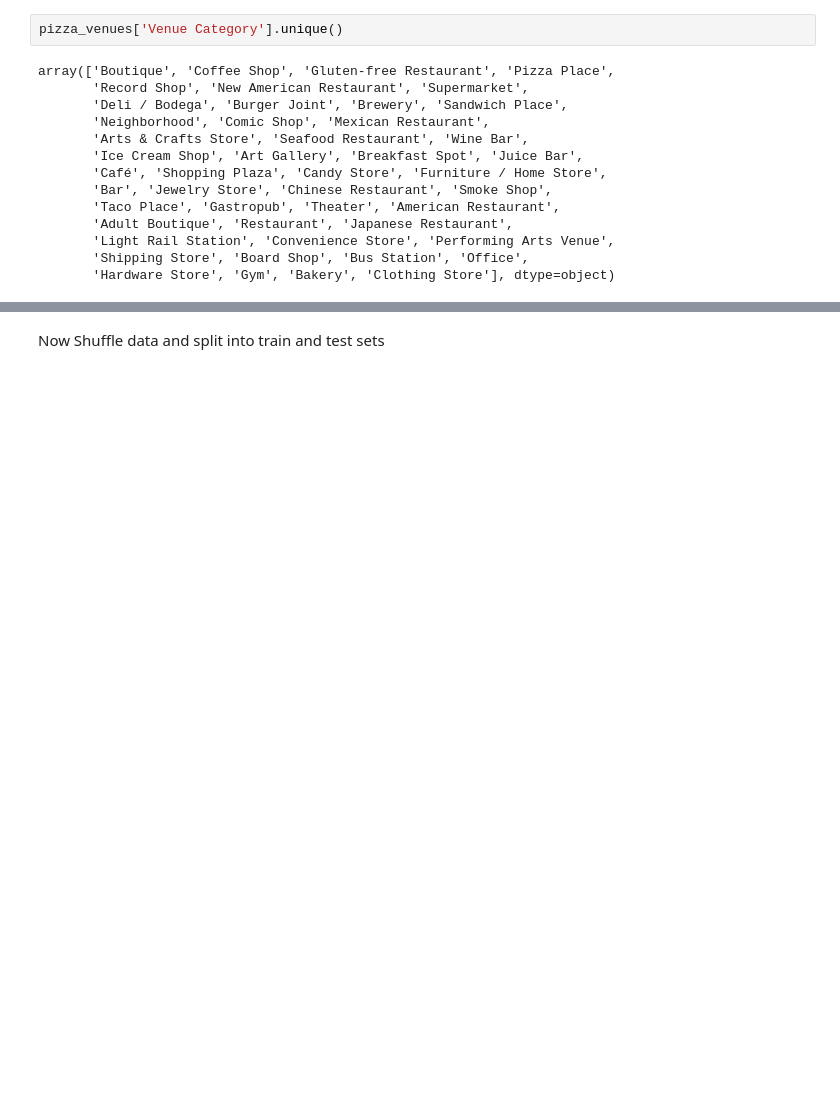
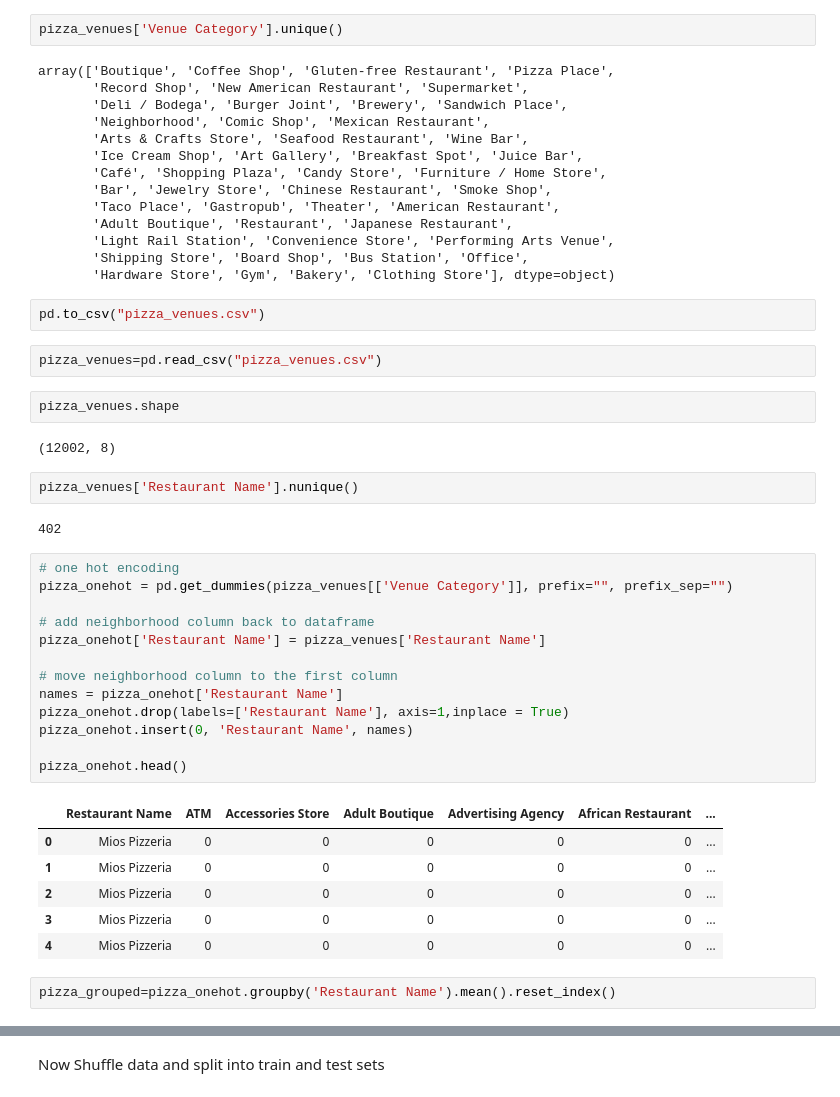
Before and after one commit to naveen1973/Coursera_Capstone-1, a Jupyter notebook: Location Data Project/Location Based Revenue Prediction.ipynb, the cells around one changed output, grey strips where cells are left out. Drawn from its saved outputs; the diff is of its cells as text; blank space fills up the shorter version.

```diff
--- a/Location Data Project/Location Based Revenue Prediction.ipynb
+++ b/Location Data Project/Location Based Revenue Prediction.ipynb
@@ -202,3 +194,37 @@ array(['Boutique', 'Coffee Shop', 'Gluten-free Restaurant', 'Pizza Place',
        'Light Rail Station', 'Convenience Store', 'Performing Arts Venue',
        'Shipping Store', 'Board Shop', 'Bus Station', 'Office',
        'Hardware Store', 'Gym', 'Bakery', 'Clothing Store'], dtype=object)
+# %%
+pd.to_csv("pizza_venues.csv")
+# %%
+pizza_venues=pd.read_csv("pizza_venues.csv")
+# %%
+pizza_venues.shape
+# %% [output]
+(12002, 8)
+# %%
+pizza_venues['Restaurant Name'].nunique()
+# %% [output]
+402
+# %%
+# one hot encoding
+pizza_onehot = pd.get_dummies(pizza_venues[['Venue Category']], prefix="", prefix_sep="")
+
+# add neighborhood column back to dataframe
+pizza_onehot['Restaurant Name'] = pizza_venues['Restaurant Name']
+
+# move neighborhood column to the first column
+names = pizza_onehot['Restaurant Name']
+pizza_onehot.drop(labels=['Restaurant Name'], axis=1,inplace = True)
+pizza_onehot.insert(0, 'Restaurant Name', names)
+
+pizza_onehot.head()
+# %% [output]
+|  | Restaurant Name | ATM | Accessories Store | Adult Boutique | Advertising Agency | African Restaurant | ... |
+| 0 | Mios Pizzeria | 0 | 0 | 0 | 0 | 0 | ... |
+| 1 | Mios Pizzeria | 0 | 0 | 0 | 0 | 0 | ... |
+| 2 | Mios Pizzeria | 0 | 0 | 0 | 0 | 0 | ... |
+| 3 | Mios Pizzeria | 0 | 0 | 0 | 0 | 0 | ... |
+| 4 | Mios Pizzeria | 0 | 0 | 0 | 0 | 0 | ... |
+# %%
+pizza_grouped=pizza_onehot.groupby('Restaurant Name').mean().reset_index()
```
Also changed, not shown: parts of 13 cells of this notebook, 3 other files.
